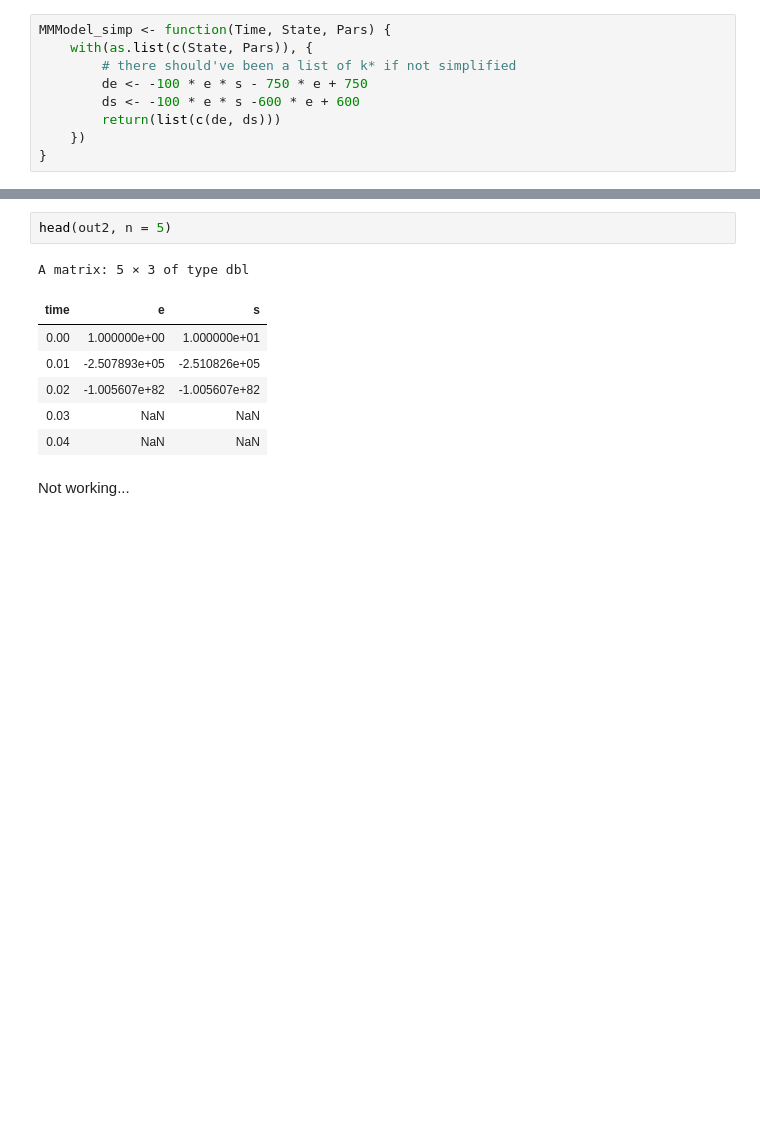
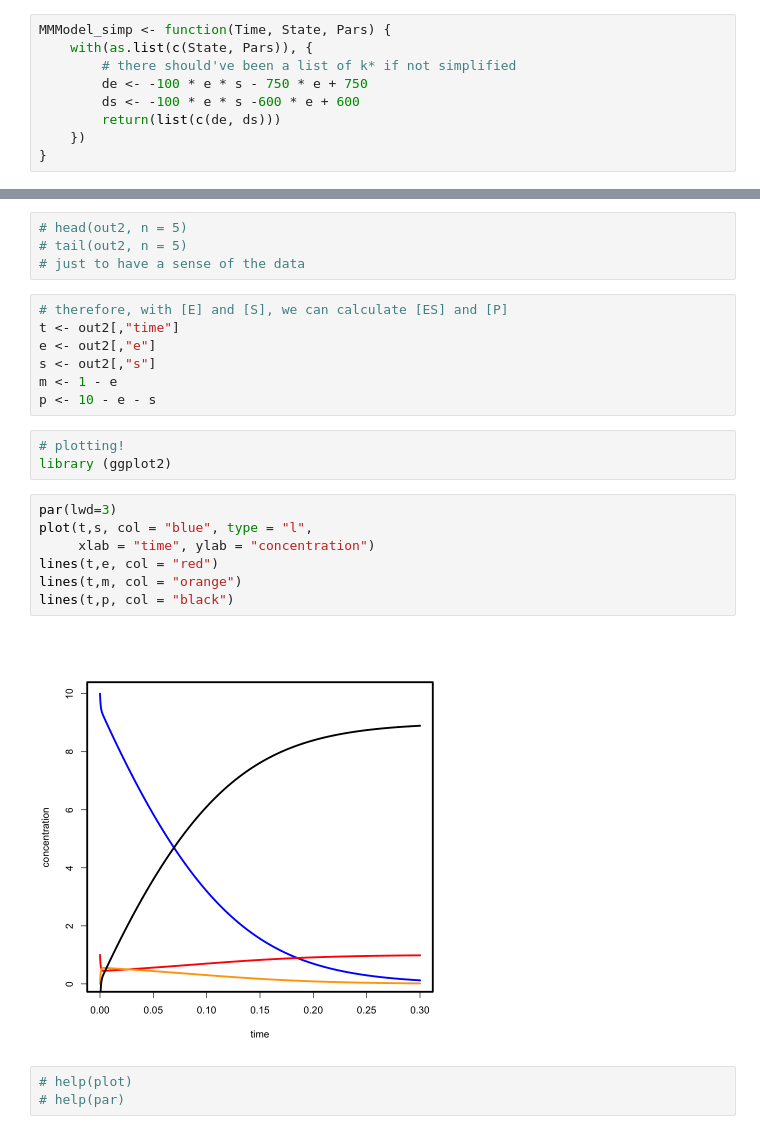
Before and after one commit to ydchen17/AY20_MBDS_questions, a Jupyter notebook: Question 8/Question 8.ipynb, the cells around one changed output, grey strips where cells are left out. Cells and saved outputs as stored; diff of their text form; blank space fills up the shorter version.

```diff
--- a/Question 8/Question 8.ipynb
+++ b/Question 8/Question 8.ipynb
@@ -189,12 +190,26 @@ print(system.time(
-# %%
-head(out2, n = 5)
-# %% [output]
-A matrix: 5 × 3 of type dbl
-| time | e | s |
-| 0.00 | 1.000000e+00 | 1.000000e+01 |
-| 0.01 | -2.507893e+05 | -2.510826e+05 |
-| 0.02 | -1.005607e+82 | -1.005607e+82 |
-| 0.03 | NaN | NaN |
-| 0.04 | NaN | NaN |
-# %% [markdown]
-Not working...
+# %%
+# head(out2, n = 5)
+# tail(out2, n = 5)
+# just to have a sense of the data
+# %%
+# therefore, with [E] and [S], we can calculate [ES] and [P]
+t <- out2[,"time"]
+e <- out2[,"e"]
+s <- out2[,"s"]
+m <- 1 - e
+p <- 10 - e - s
+# %%
+# plotting!
+library (ggplot2)
+# %%
+par(lwd=3)
+plot(t,s, col = "blue", type = "l",
+     xlab = "time", ylab = "concentration")
+lines(t,e, col = "red")
+lines(t,m, col = "orange")
+lines(t,p, col = "black")
+# %% [output]
+[figure, added]
+# %%
+# help(plot)
+# help(par)
```
Also changed, not shown: parts of 7 cells of this notebook, 9 other files.
